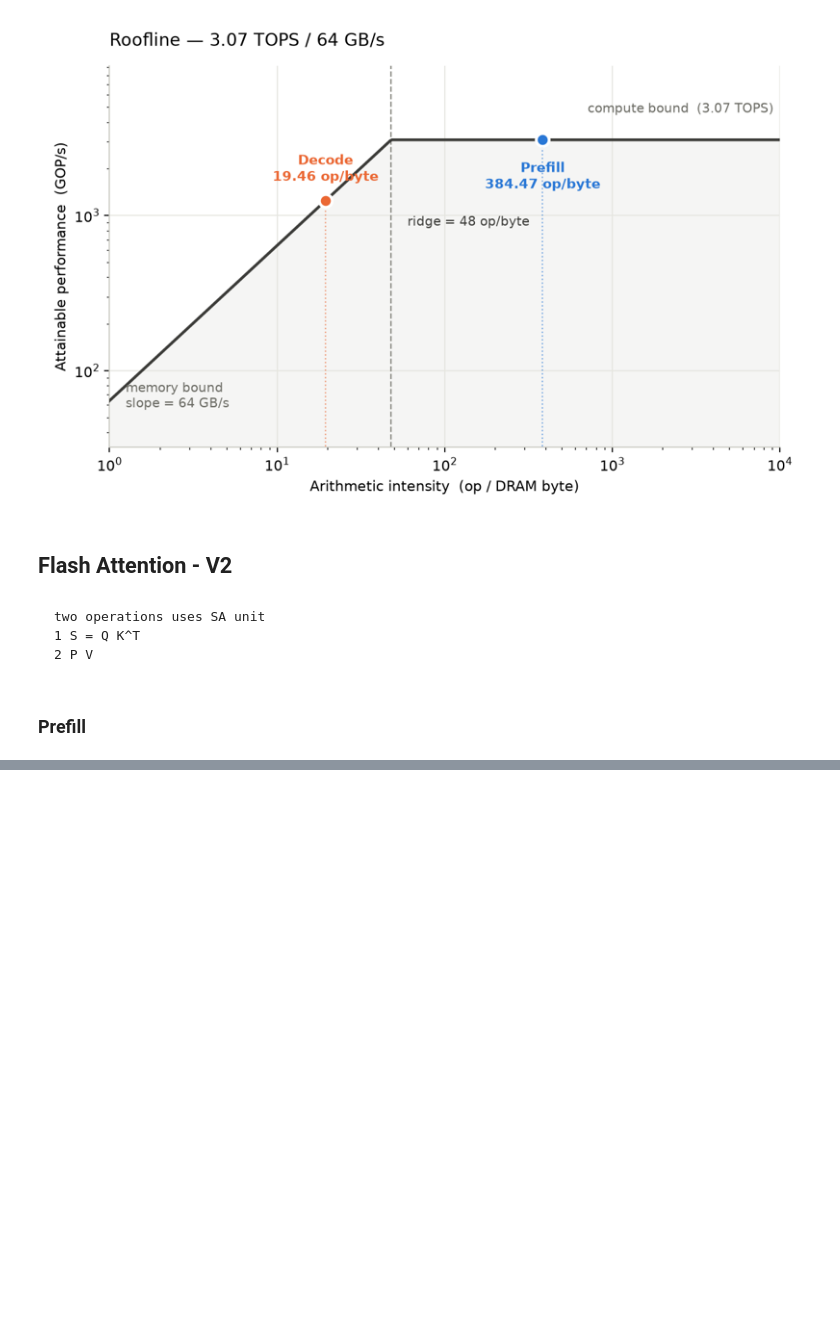
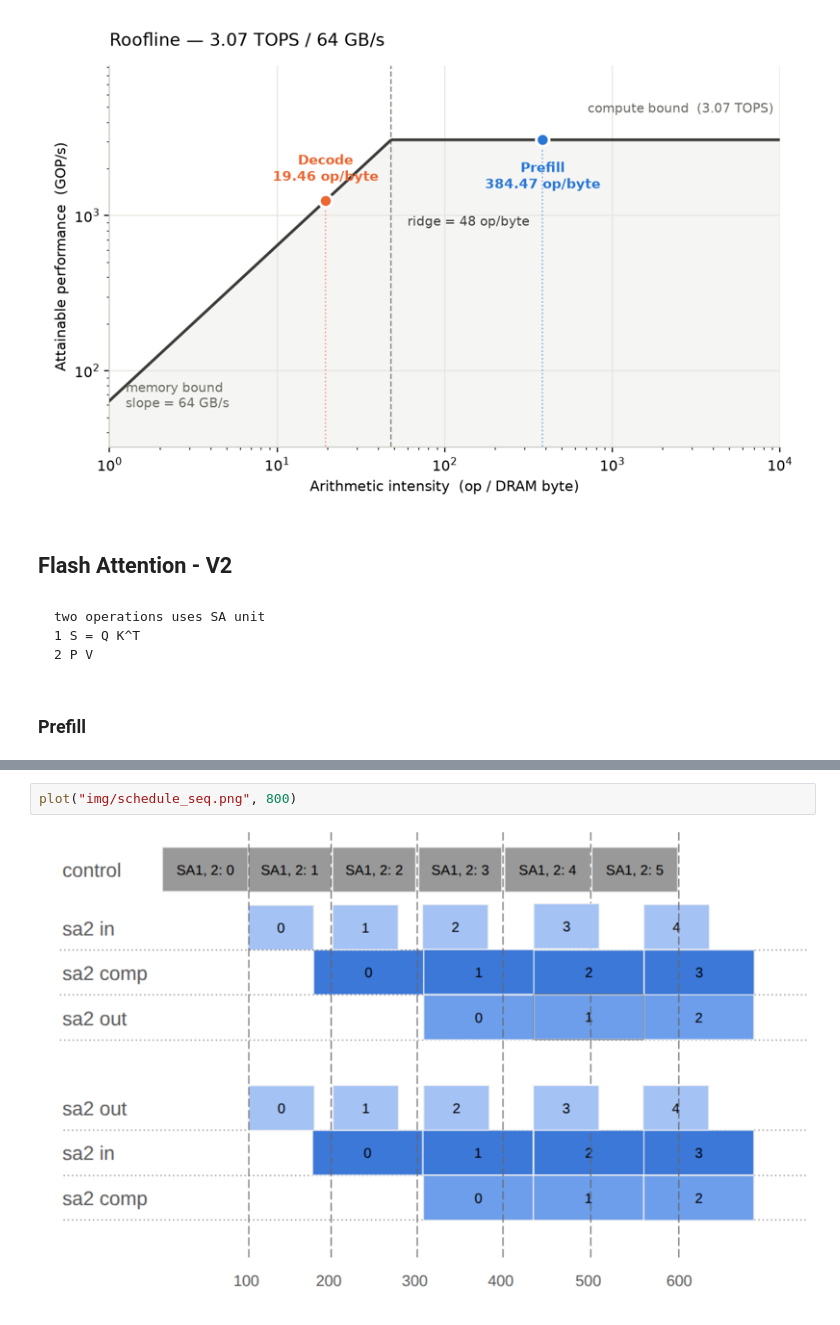
Before and after one commit to raulniconico/Flash-Attention-Assignment, a Jupyter notebook: report.ipynb, the cells around one changed output, grey strips where cells are left out. Saved outputs shown, nothing was run; the diff lists cells and outputs as text; blank space fills up the shorter version.

```diff
--- a/report.ipynb
+++ b/report.ipynb
@@ -105,0 +162,4 @@ SyntaxError: invalid syntax (1908306298.py, line 2)
+# %%
+plot("img/schedule_seq.png", 800)
+# %% [output]
+[figure, added]
```
Also changed, not shown: parts of 7 cells of this notebook, 9 other files.
